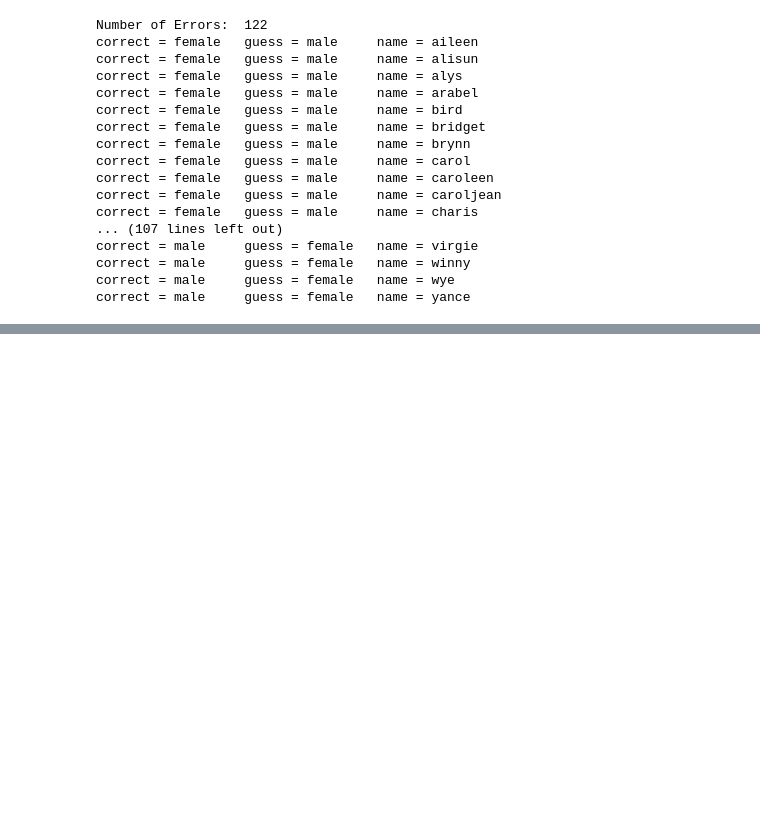
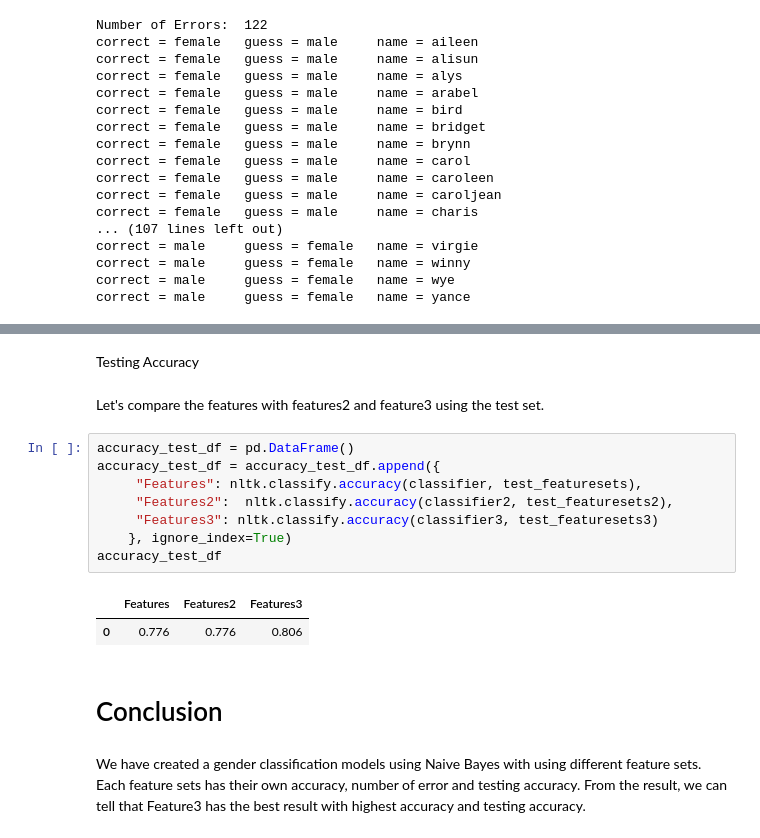
Before and after one commit to mharrisonbaker/DATA620, a Jupyter notebook: Project3.ipynb, the cells around one changed output, grey strips where cells are left out. Cells and saved outputs as stored; diff of their text form; blank space fills up the shorter version.

```diff
--- a/Project3.ipynb
+++ b/Project3.ipynb
@@ -258,0 +284,19 @@ The result is much better and has the best accuracy among the 3 feature extracto
+# %% [markdown]
+Testing Accuracy
+# %% [markdown]
+Let's compare the features with features2 and feature3 using the test set.
+# %%
+accuracy_test_df = pd.DataFrame()
+accuracy_test_df = accuracy_test_df.append({
+     "Features": nltk.classify.accuracy(classifier, test_featuresets),
+     "Features2":  nltk.classify.accuracy(classifier2, test_featuresets2),
+     "Features3": nltk.classify.accuracy(classifier3, test_featuresets3)
+    }, ignore_index=True)
+accuracy_test_df
+# %% [output]
+|  | Features | Features2 | Features3 |
+| 0 | 0.776 | 0.776 | 0.806 |
+# %% [markdown]
+# Conclusion
+# %% [markdown]
+We have created a gender classification models using Naive Bayes with using different feature sets. Each feature sets has their own accuracy, number of error and testing accuracy. From the result, we can tell that Feature3 has the best result with highest accuracy and testing accuracy.
```
Also changed, not shown: parts of 16 cells of this notebook.
